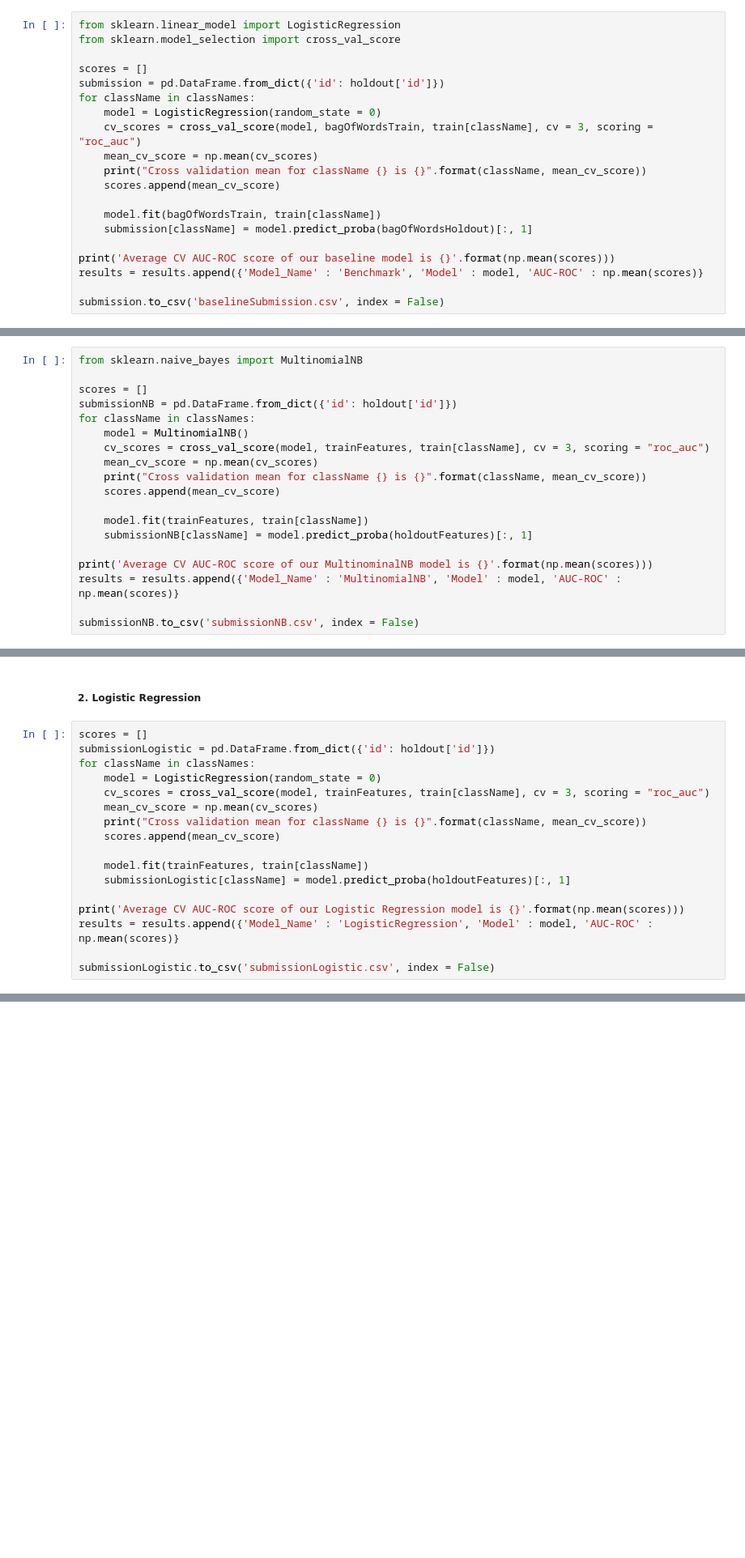
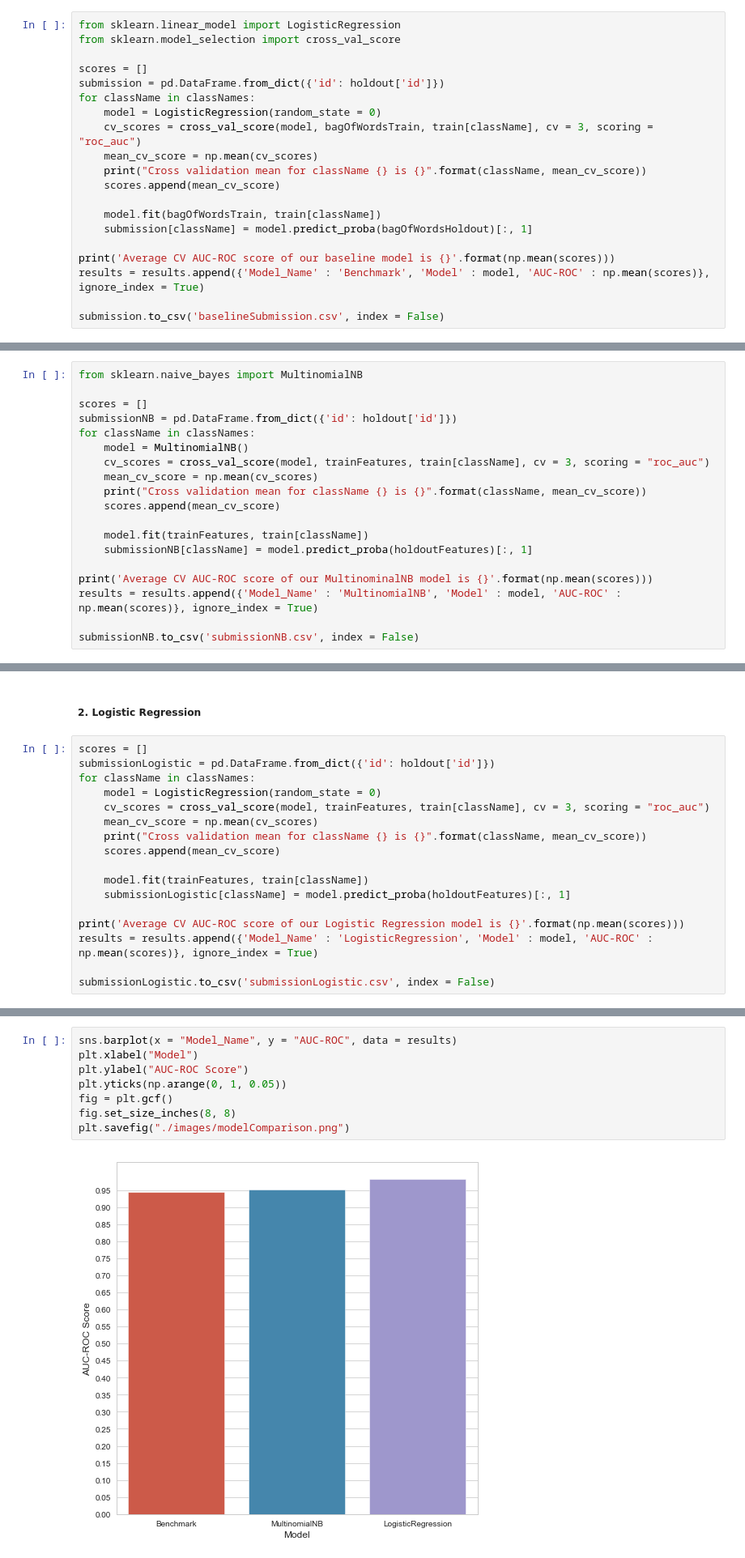
Before and after one commit to ishansoni22/UdacityML, a Jupyter notebook: ml_advance_capstone/notebook.ipynb, the cells around one changed output, grey strips where cells are left out. Shown at 81% size. Cells and saved outputs as stored; diff of their text form; blank space fills up the shorter version.

```diff
--- a/ml_advance_capstone/notebook.ipynb
+++ b/ml_advance_capstone/notebook.ipynb
@@ -512,7 +519,7 @@ for className in classNames:
     submission[className] = model.predict_proba(bagOfWordsHoldout)[:, 1]
 
 print('Average CV AUC-ROC score of our baseline model is {}'.format(np.mean(scores)))
-results = results.append({'Model_Name' : 'Benchmark', 'Model' : model, 'AUC-ROC' : np.mean(scores)}
+results = results.append({'Model_Name' : 'Benchmark', 'Model' : model, 'AUC-ROC' : np.mean(scores)}, ignore_index = True)
 
 submission.to_csv('baselineSubmission.csv', index = False)
 # %% [output]
@@ -589,6 +591,6 @@ for className in classNames:
     submissionNB[className] = model.predict_proba(holdoutFeatures)[:, 1]
 
 print('Average CV AUC-ROC score of our MultinominalNB model is {}'.format(np.mean(scores)))
-results = results.append({'Model_Name' : 'MultinomialNB', 'Model' : model, 'AUC-ROC' : np.mean(scores)}
+results = results.append({'Model_Name' : 'MultinomialNB', 'Model' : model, 'AUC-ROC' : np.mean(scores)}, ignore_index = True)
 
 submissionNB.to_csv('submissionNB.csv', index = False)
@@ -610,6 +620,6 @@ for className in classNames:
     submissionLogistic[className] = model.predict_proba(holdoutFeatures)[:, 1]
 
 print('Average CV AUC-ROC score of our Logistic Regression model is {}'.format(np.mean(scores)))
-results = results.append({'Model_Name' : 'LogisticRegression', 'Model' : model, 'AUC-ROC' : np.mean(scores)}
+results = results.append({'Model_Name' : 'LogisticRegression', 'Model' : model, 'AUC-ROC' : np.mean(scores)}, ignore_index = True)
 
 submissionLogistic.to_csv('submissionLogistic.csv', index = False)
@@ -617,0 +638,10 @@ _This model gives us an AUC-ROC score of 0.9522 and a kaggle score of 0.9487_
+# %%
+sns.barplot(x = "Model_Name", y = "AUC-ROC", data = results)
+plt.xlabel("Model")
+plt.ylabel("AUC-ROC Score")
+plt.yticks(np.arange(0, 1, 0.05))
+fig = plt.gcf()
+fig.set_size_inches(8, 8)
+plt.savefig("./images/modelComparison.png")
+# %% [output]
+[figure, added]
```
Also changed, not shown: parts of 26 cells of this notebook, 18 other files.
